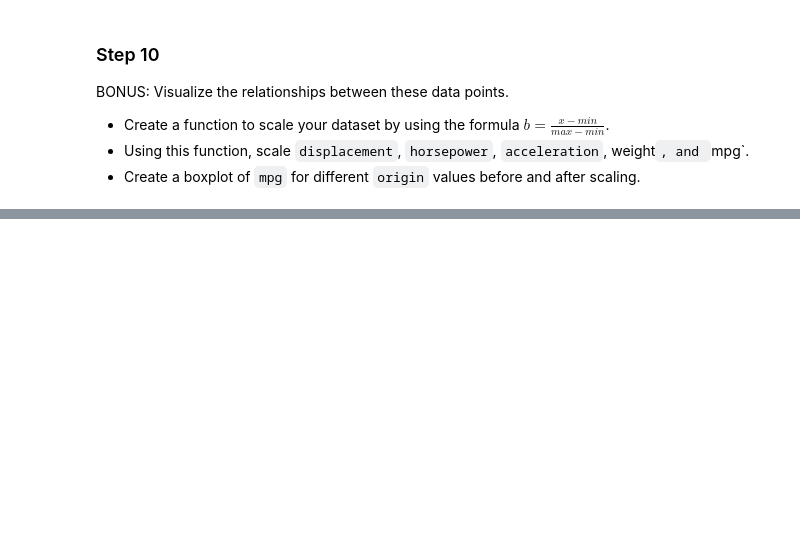
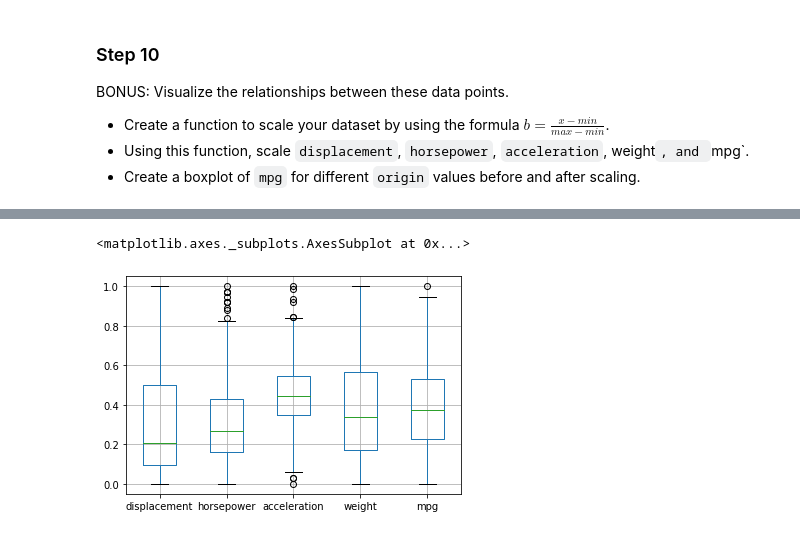
Before and after one commit to TheThreeRs/DataStudy, a Jupyter notebook: MagniMind/W1/Homework_1.ipynb, the cells around one changed output, grey strips where cells are left out. Saved outputs shown, nothing was run; the diff lists cells and outputs as text; code cells hidden in the pictures; blank space fills up the shorter version.

```diff
--- a/MagniMind/W1/Homework_1.ipynb
+++ b/MagniMind/W1/Homework_1.ipynb
@@ -292,0 +341,5 @@ BONUS: Visualize the relationships between these data points.
+# %%
+scaled_data.boxplot()
+# %% [output]
+<matplotlib.axes._subplots.AxesSubplot at 0x...>
+[figure, added]
```
Also changed, not shown: parts of 6 cells of this notebook, 27 other files.
